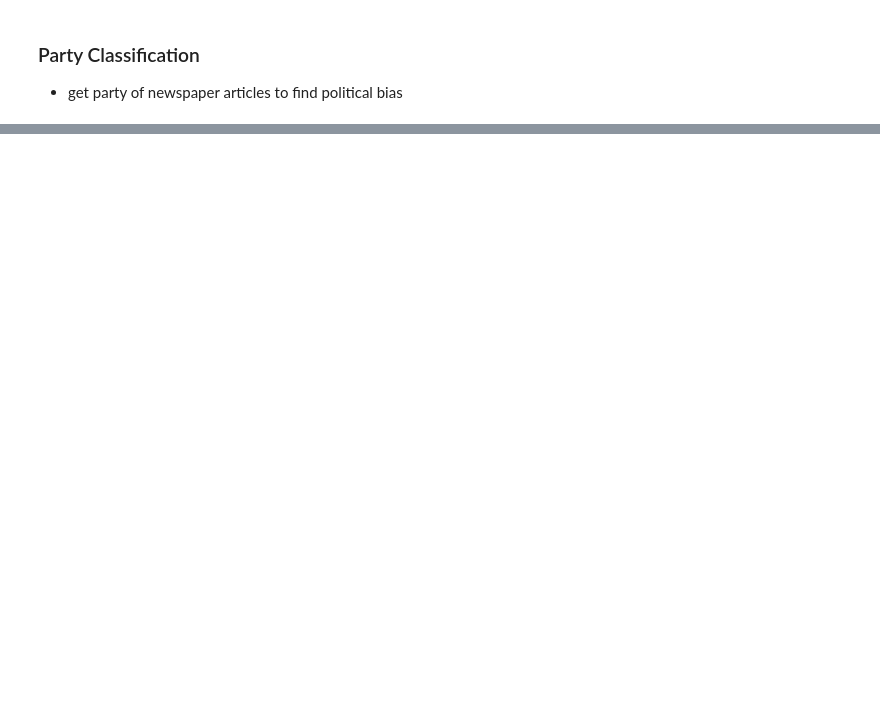
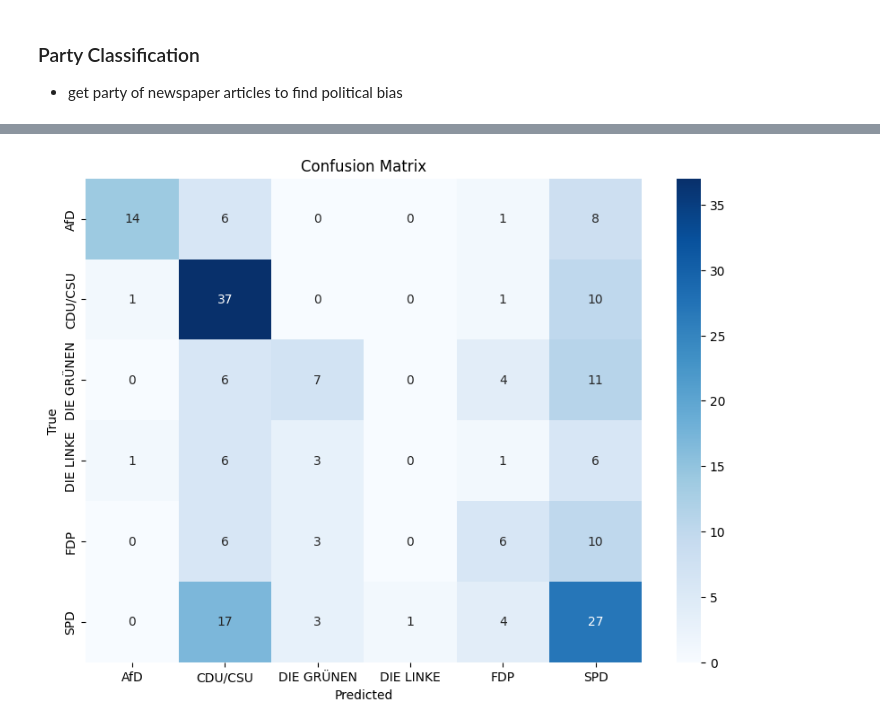
Before and after one commit to EricCpy/Newspaper-Aggregator, a Jupyter notebook: news_aggregator.ipynb, the cells around one changed output, grey strips where cells are left out. Drawn from its saved outputs; the diff is of its cells as text; code cells hidden in the pictures; blank space fills up the shorter version.

Commit message:
add party prediction

```diff
--- a/news_aggregator.ipynb
+++ b/news_aggregator.ipynb
@@ -552,0 +591,16 @@ df_articles_cleaned['topic'].unique()
+# %%
+X = df_protocols_filtered['speech']
+y = df_protocols_filtered['party']
+
+label_encoder = LabelEncoder()
+y_encoded = label_encoder.fit_transform(y)
+
+X_train, X_test, y_train, y_test = train_test_split(X, y_encoded, test_size=0.2, random_state=2024)
+
+tfidf = TfidfVectorizer()
+X_train_tfidf = tfidf.fit_transform(X_train)
+X_test_tfidf = tfidf.transform(X_test)
+
+# balance dataset
+smote = SMOTE(random_state=2024)
+X_train_resampled, y_train_resampled = smote.fit_resample(X_train_tfidf, y_train)
@@ -552,0 +642,15 @@ df_articles_cleaned['topic'].unique()
+# %%
+# Predict on the test set
+print("Best Parameters:", grid_search.best_params_)
+best_model = grid_search.best_estimator_
+
+y_pred = best_model.predict(X_test_tfidf)
+y_pred_proba = best_model.predict_proba(X_test_tfidf)
+
+y_pred_decoded = label_encoder.inverse_transform(y_pred)
+y_test_decoded = label_encoder.inverse_transform(y_test)
+
+print(classification_report(y_test_decoded, y_pred_decoded, zero_division=0))
+
+roc_auc = roc_auc_score(y_test, y_pred_proba, multi_class='ovr')
+print(f"ROC AUC score: {roc_auc:.2f}")
@@ -552,0 +673,10 @@ df_articles_cleaned['topic'].unique()
+# %%
+cm = confusion_matrix(y_test_decoded, y_pred_decoded, labels=label_encoder.classes_)
+plt.figure(figsize=(10, 7))
+sns.heatmap(cm, annot=True, fmt='d', cmap='Blues', xticklabels=label_encoder.classes_, yticklabels=label_encoder.classes_)
+plt.xlabel('Predicted')
+plt.ylabel('True')
+plt.title('Confusion Matrix')
+plt.show()
+# %% [output]
+[figure, added]
```
Also changed, not shown: parts of 29 cells of this notebook, 2 other files.
